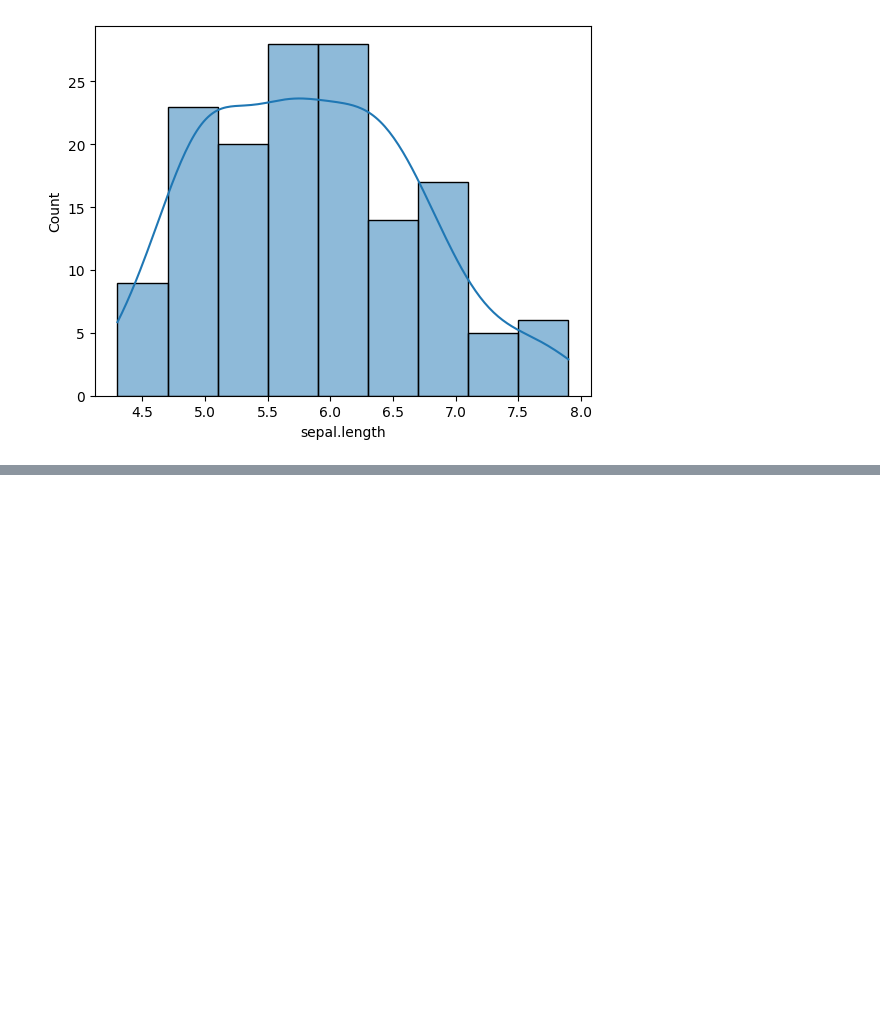
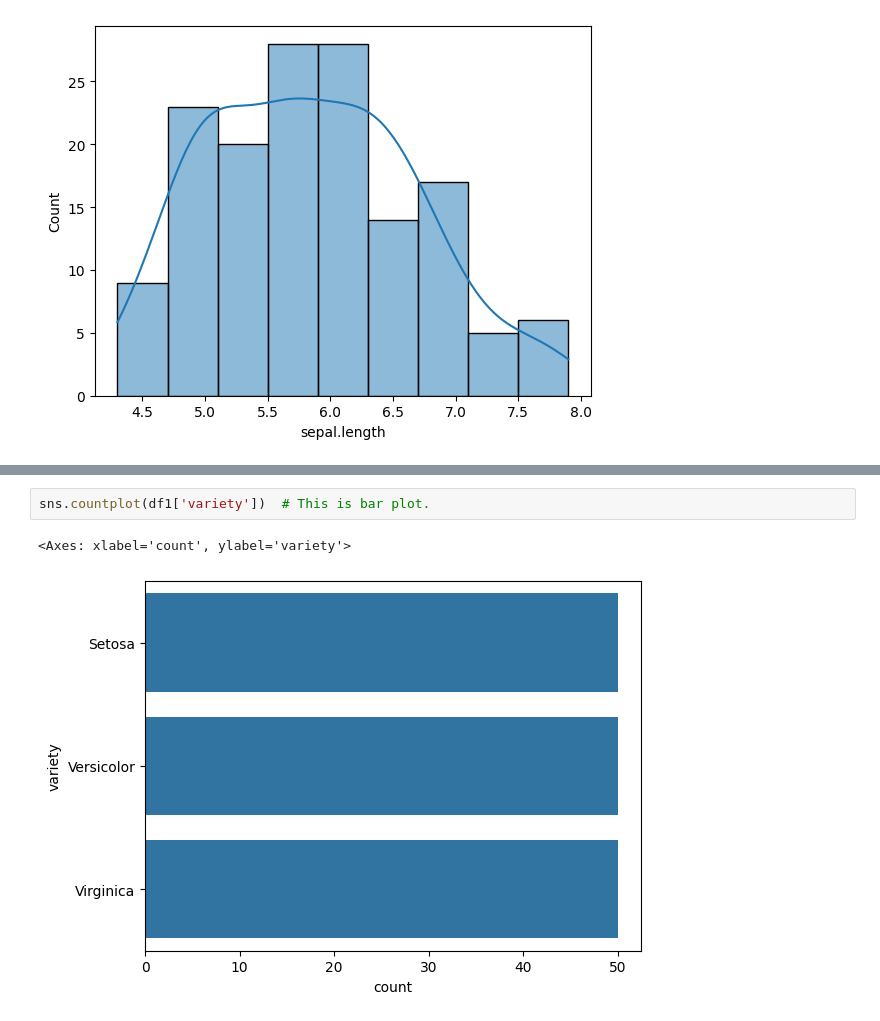
Before and after one commit to rakeshAtWork/Stats_Code, a Jupyter notebook: Stats01_MeanMedianMode.ipynb, the cells around one changed output, grey strips where cells are left out. Drawn from its saved outputs; the diff is of its cells as text; blank space fills up the shorter version.

```diff
--- a/Stats01_MeanMedianMode.ipynb
+++ b/Stats01_MeanMedianMode.ipynb
@@ -74,0 +96,5 @@ sns.histplot(df1['sepal.length'],kde=True)
+# %%
+sns.countplot(df1['variety'])  # This is bar plot.
+# %% [output]
+<Axes: xlabel='count', ylabel='variety'>
+[figure, added]
```
Also changed, not shown: parts of 2 cells of this notebook, 1 other file.
